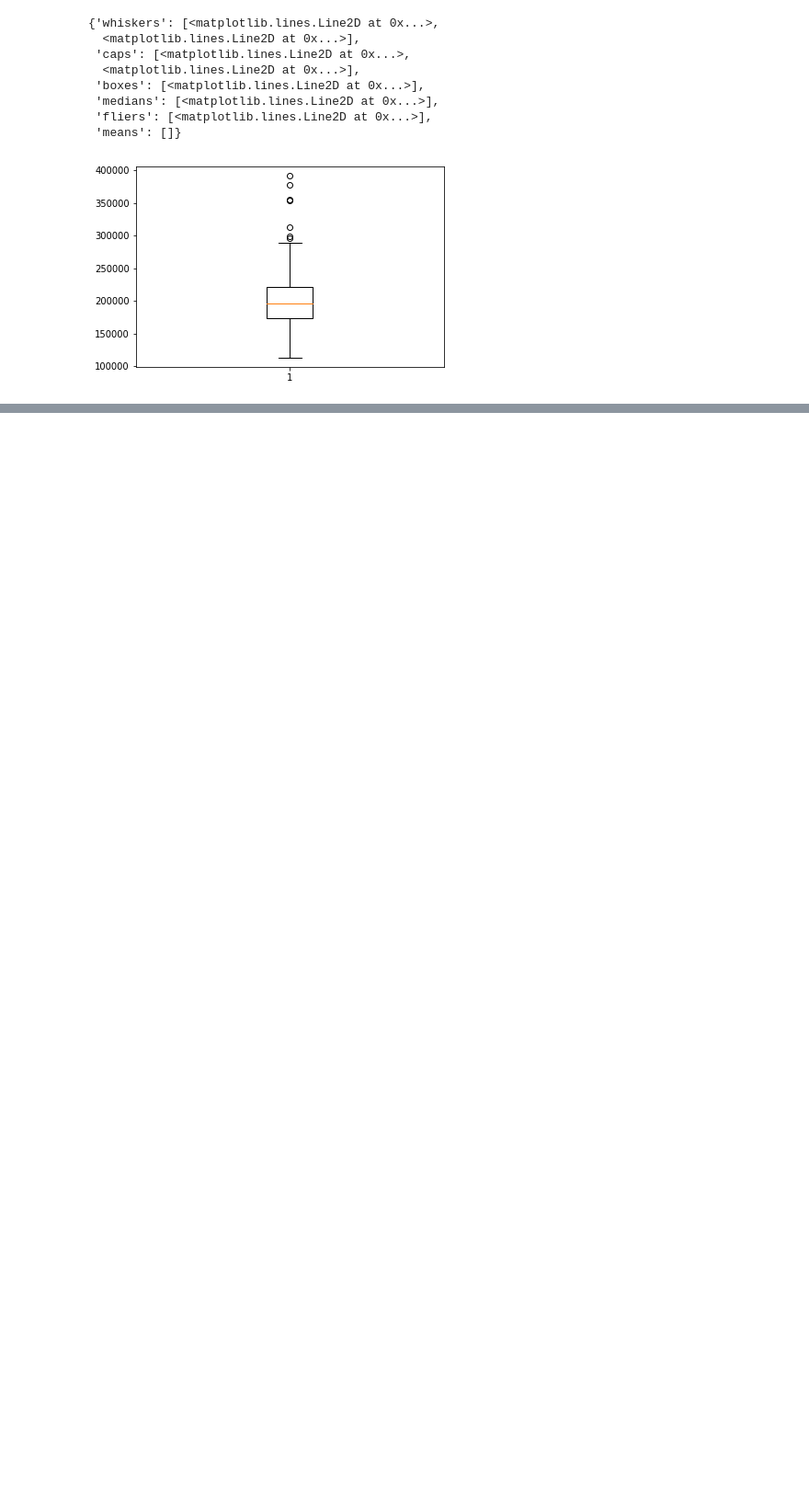
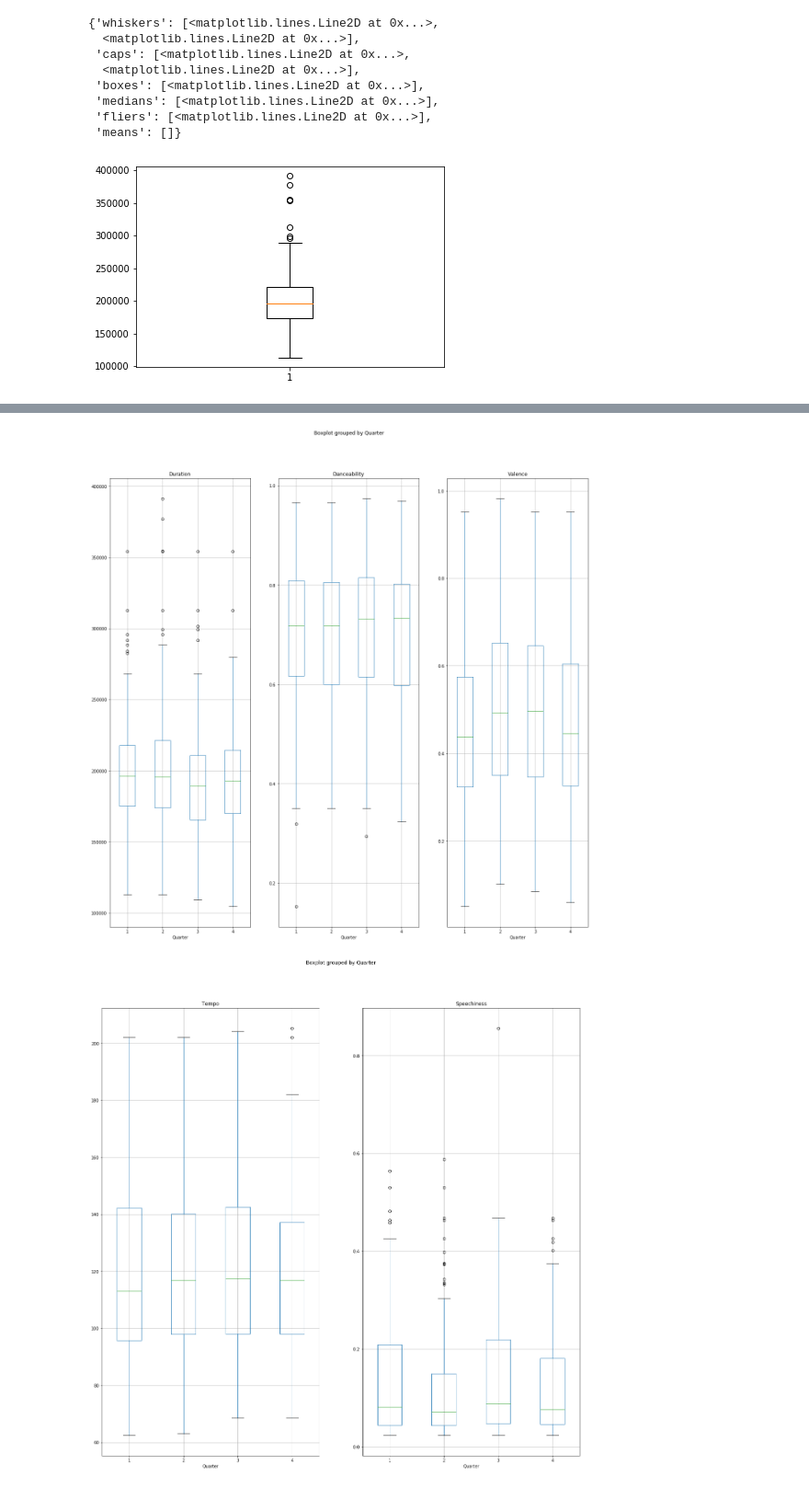
Before and after one commit to navidmalakootikhah/Project-One, a Jupyter notebook: analysis.ipynb, the cells around one changed output, grey strips where cells are left out. Shown at 92% size. Saved outputs shown, nothing was run; the diff lists cells and outputs as text; code cells hidden in the pictures; blank space fills up the shorter version.

```diff
--- a/analysis.ipynb
+++ b/analysis.ipynb
@@ -203,0 +214,9 @@ rvalue
+# %%
+fig, axs = plt.subplots(1,3,figsize=(20, 20), sharey=False)
+fig, ax2 = plt.subplots(1,2,figsize=(20, 20), sharey=False)
+merged_df.boxplot(['Duration','Danceability', 'Valence'], 'Quarter', axs)
+merged_df.boxplot(['Tempo', 'Speechiness'], 'Quarter', ax2)
+plt.show()
+# %% [output]
+[figure, added]
+[figure, added]
```
Also changed, not shown: parts of 29 cells of this notebook.
